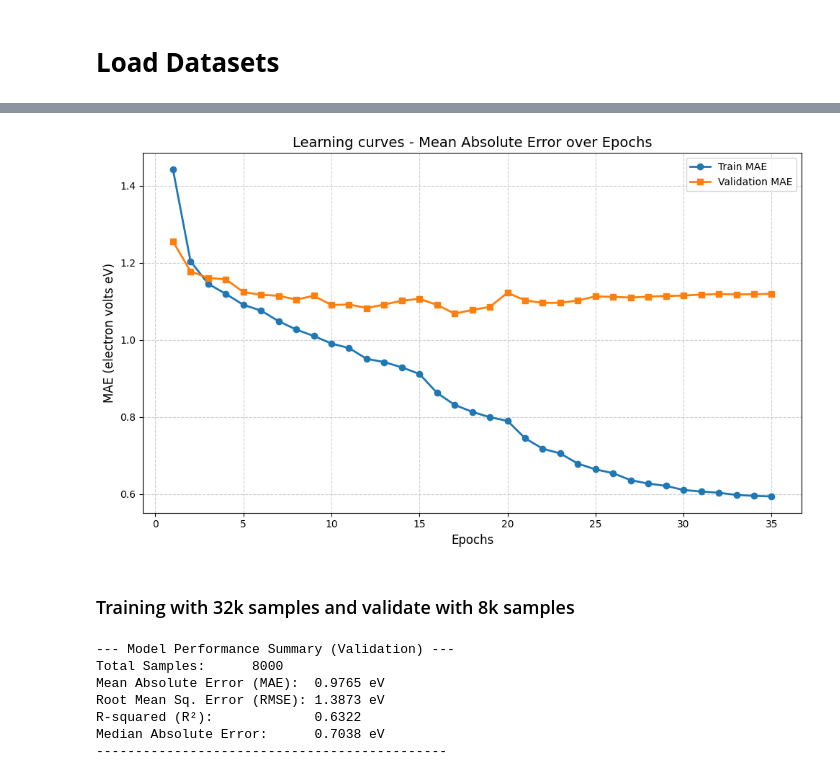
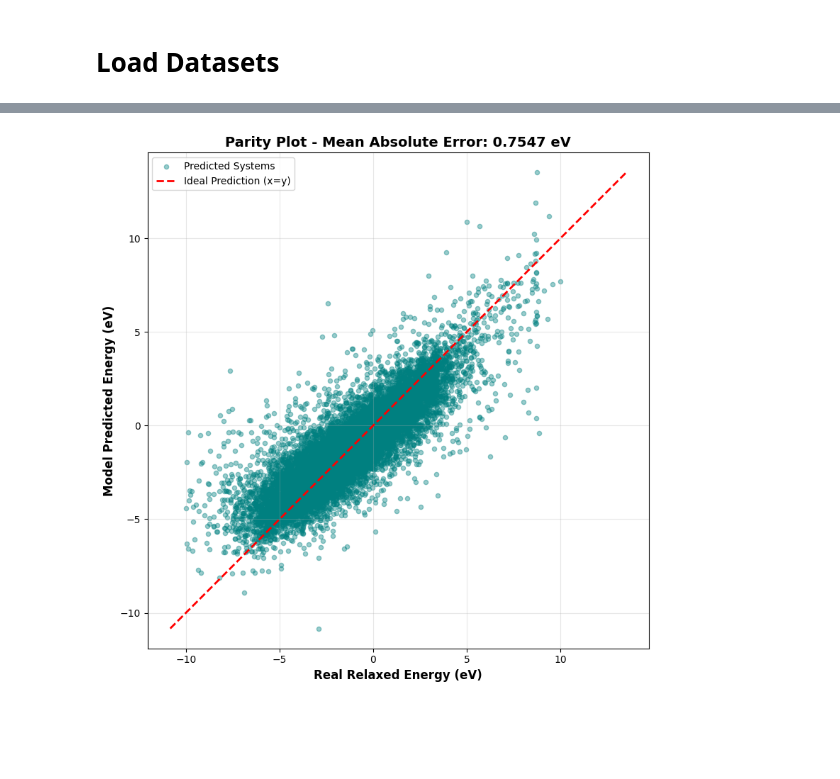
Before and after one commit to juanpaz90/h2-catalyst-ml, a Jupyter notebook: Notebooks/02_SchNet_trval.ipynb, the cells around one changed output, grey strips where cells are left out. Cells and saved outputs as stored; diff of their text form; code cells hidden in the pictures; blank space fills up the shorter version.

```diff
--- a/Notebooks/02_SchNet_trval.ipynb
+++ b/Notebooks/02_SchNet_trval.ipynb
@@ -72,16 +53,4 @@ plot_training_curves(train_maes, val_maes)
-# %%
-plot_training_curves(train_maes_8k, val_maes_8k)
-# %% [output]
-[figure, removed]
-# %% [markdown]
-### Training with 32k samples and validate with 8k samples
 # %%
-summarize_model_metrics(preds, targets)
+plot_parity_results(preds, targets)
 # %% [output]
---- Model Performance Summary (Validation) ---
-Total Samples:      8000
-Mean Absolute Error (MAE):  0.9765 eV
-Root Mean Sq. Error (RMSE): 1.3873 eV
-R-squared (R²):             0.6322
-Median Absolute Error:      0.7038 eV
----------------------------------------------
+[figure, added]
```
Also changed, not shown: parts of 24 cells of this notebook.
